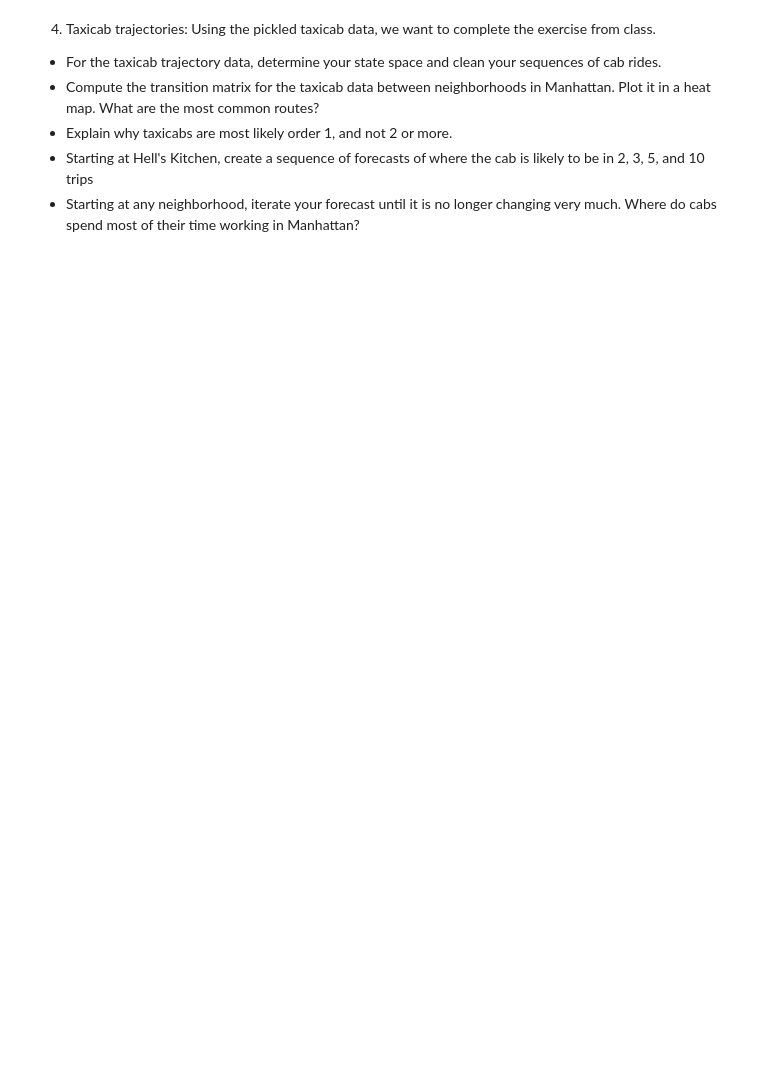
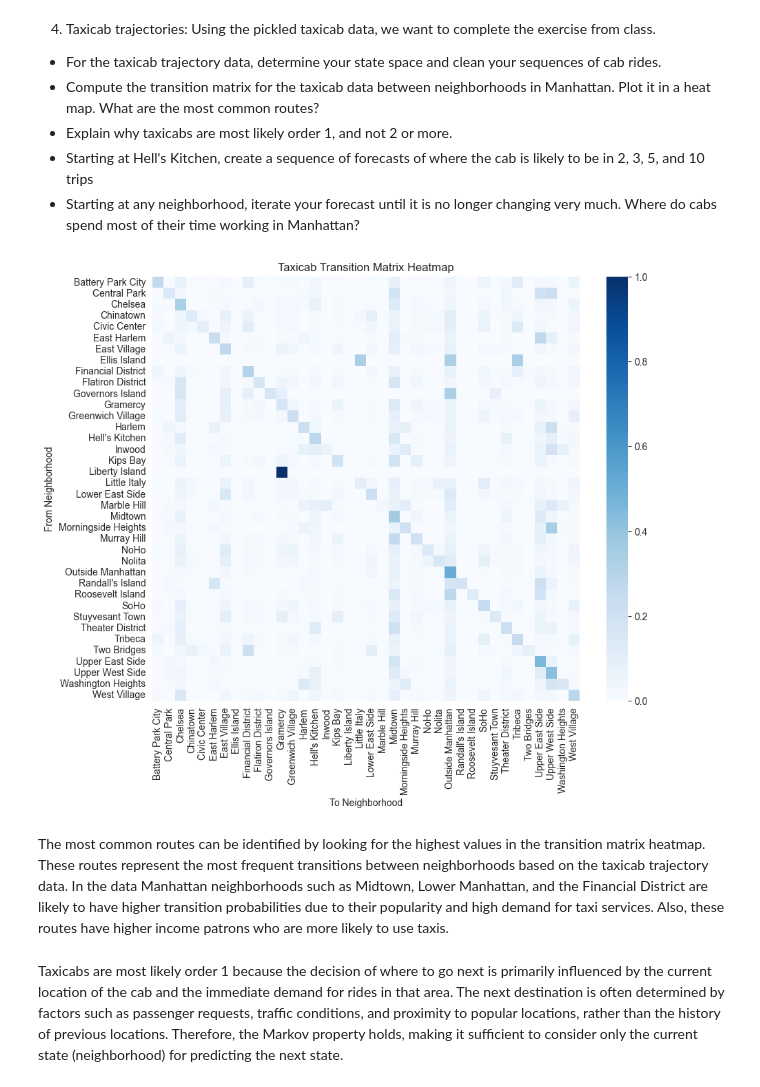
Before and after one commit to heywoodwt/ds_5030_work, a Jupyter notebook: assignment_5.ipynb, the cells around one changed output. Saved outputs shown, nothing was run; the diff lists cells and outputs as text; code cells hidden in the pictures; blank space fills up the shorter version.

```diff
--- a/assignment_5.ipynb
+++ b/assignment_5.ipynb
@@ -177,3 +294,48 @@ Congratulations, you now are a non-parametric meteorologist!
 - Explain why taxicabs are most likely order 1, and not 2 or more.
 - Starting at Hell's Kitchen, create a sequence of forecasts of where the cab is likely to be in 2, 3, 5, and 10 trips
 - Starting at any neighborhood, iterate your forecast until it is no longer changing very much. Where do cabs spend most of their time working in Manhattan?
+# %%
+import pickle
+
+with open('data/taxicab.pkl', 'rb') as f:
+    taxicab_data = pickle.load(f)
+
+neighborhoods = set()
+for ride in taxicab_data:
+    neighborhoods.update(ride)
+neighborhoods = list(neighborhoods)
+neighborhood_to_index = {neighborhood: index for index, neighborhood in enumerate(neighborhoods)}
+# %%
+num_neighborhoods = len(neighborhoods)
+transition_matrix = np.zeros((num_neighborhoods, num_neighborhoods))
+
+for ride in taxicab_data:
+    # Convert ride to list if it's a Series or array
+    if hasattr(ride, 'tolist'):
+        ride = ride.tolist()
+
+    # Remove any NaN values
+    ride_clean = [stop for stop in ride if pd.notna(stop)]
+
+    for i in range(len(ride_clean) - 1):
+        from_index = neighborhood_to_index[ride_clean[i]]
+        to_index = neighborhood_to_index[ride_clean[i + 1]]
+        transition_matrix[from_index, to_index] += 1
+
+# Avoid division by zero for neighborhoods with no outgoing rides
+row_sums = transition_matrix.sum(axis=1, keepdims=True)
+row_sums[row_sums == 0] = 1
+transition_matrix = transition_matrix / row_sums
+
+plt.figure(figsize=(10, 8))
+sns.heatmap(transition_matrix, xticklabels=neighborhoods, yticklabels=neighborhoods, cmap='Blues')
+plt.title('Taxicab Transition Matrix Heatmap')
+plt.xlabel('To Neighborhood')
+plt.ylabel('From Neighborhood')
+plt.show()
+# %% [output]
+[figure, added]
+# %% [markdown]
+The most common routes can be identified by looking for the highest values in the transition matrix heatmap. These routes represent the most frequent transitions between neighborhoods based on the taxicab trajectory data. In the data Manhattan neighborhoods such as Midtown, Lower Manhattan, and the Financial District are likely to have higher transition probabilities due to their popularity and high demand for taxi services. Also, these routes have higher income patrons who are more likely to use taxis.
+# %% [markdown]
+Taxicabs are most likely order 1 because the decision of where to go next is primarily influenced by the current location of the cab and the immediate demand for rides in that area. The next destination is often determined by factors such as passenger requests, traffic conditions, and proximity to popular locations, rather than the history of previous locations. Therefore, the Markov property holds, making it sufficient to consider only the current state (neighborhood) for predicting the next state.
```
Also changed, not shown: parts of 22 cells of this notebook.
